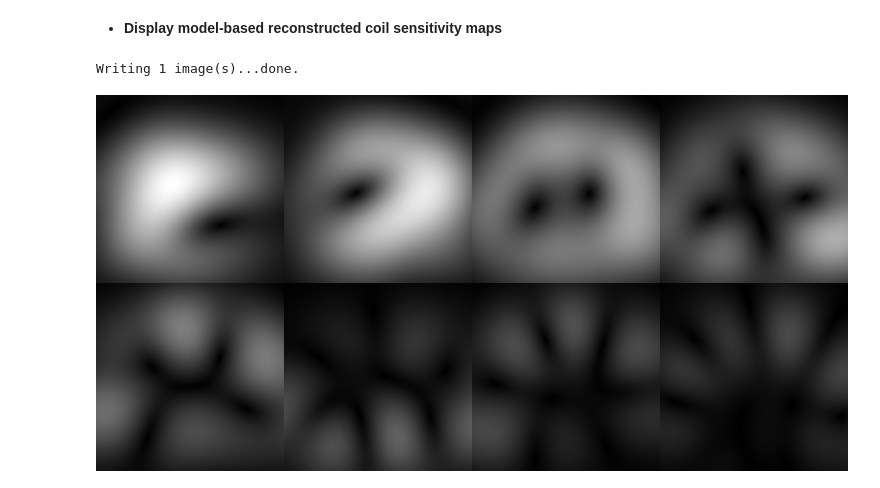
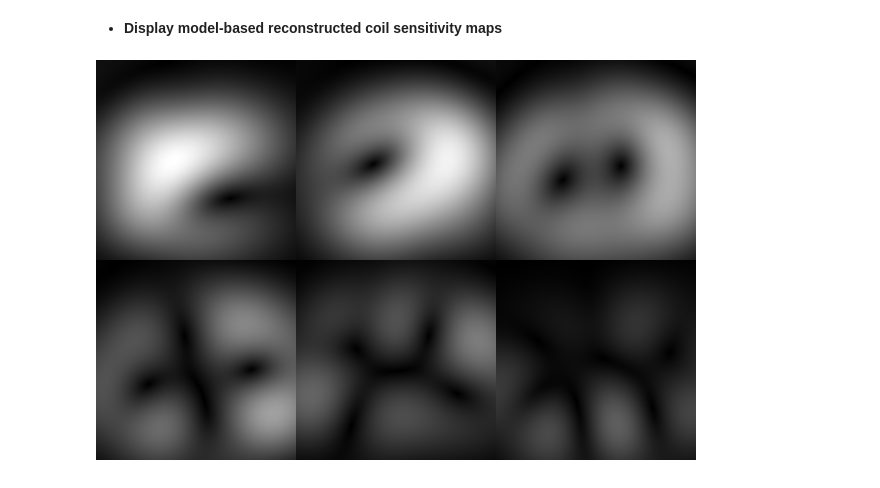
Before and after one commit to uecker/mri_test, a Jupyter notebook: ismrm2021/model_based/bart_moba.ipynb, the cells around one changed output. Cells and saved outputs as stored; diff of their text form; code cells hidden in the pictures.

```diff
--- a/ismrm2021/model_based/bart_moba.ipynb
+++ b/ismrm2021/model_based/bart_moba.ipynb
@@ -571,21 +595,16 @@ Image(filename='R_WF6.png')
 # %% [markdown]
 * **Display model-based reconstructed coil sensitivity maps**
 # %%
-%%bash
+! bart flip $(bart bitmask 0) C_WF C_WF_flip
 
-bart slice 10 6 C_WF C_WF6
-bart flip $(bart bitmask 0) C_WF6 C_WF6_flip
+! bart reshape $(bart bitmask 3 4) 3 2 C_WF_flip C_WF_flip_3x2
 
-bart reshape $(bart bitmask 3 4) 4 2 C_WF6_flip C_WF6_flip_4x2
+! bart reshape $(bart bitmask 1 3) 600 1 C_WF_flip_3x2 C_WF_flip_1x2
+! bart reshape $(bart bitmask 0 4) 400 1 C_WF_flip_1x2 C_WF_flip_comb
 
-bart reshape $(bart bitmask 1 3) 800 1 C_WF6_flip_4x2 C_WF6_flip_1x2
-bart reshape $(bart bitmask 0 4) 400 1 C_WF6_flip_1x2 C_WF6_flip_comb
+! bart toimg C_WF_flip_comb C_WF > /dev/null
 
-bart toimg C_WF6_flip_comb C_WF6
+from IPython.display import Image
+Image(filename='C_WF.png')
 # %% [output]
-Writing 1 image(s)...done.
+[figure, added]
-# %%
-from IPython.display import Image
-Image(filename='C_WF6.png')
-# %% [output]
-[figure, removed]
```
Also changed, not shown: parts of 18 cells of this notebook, 1 other file.
